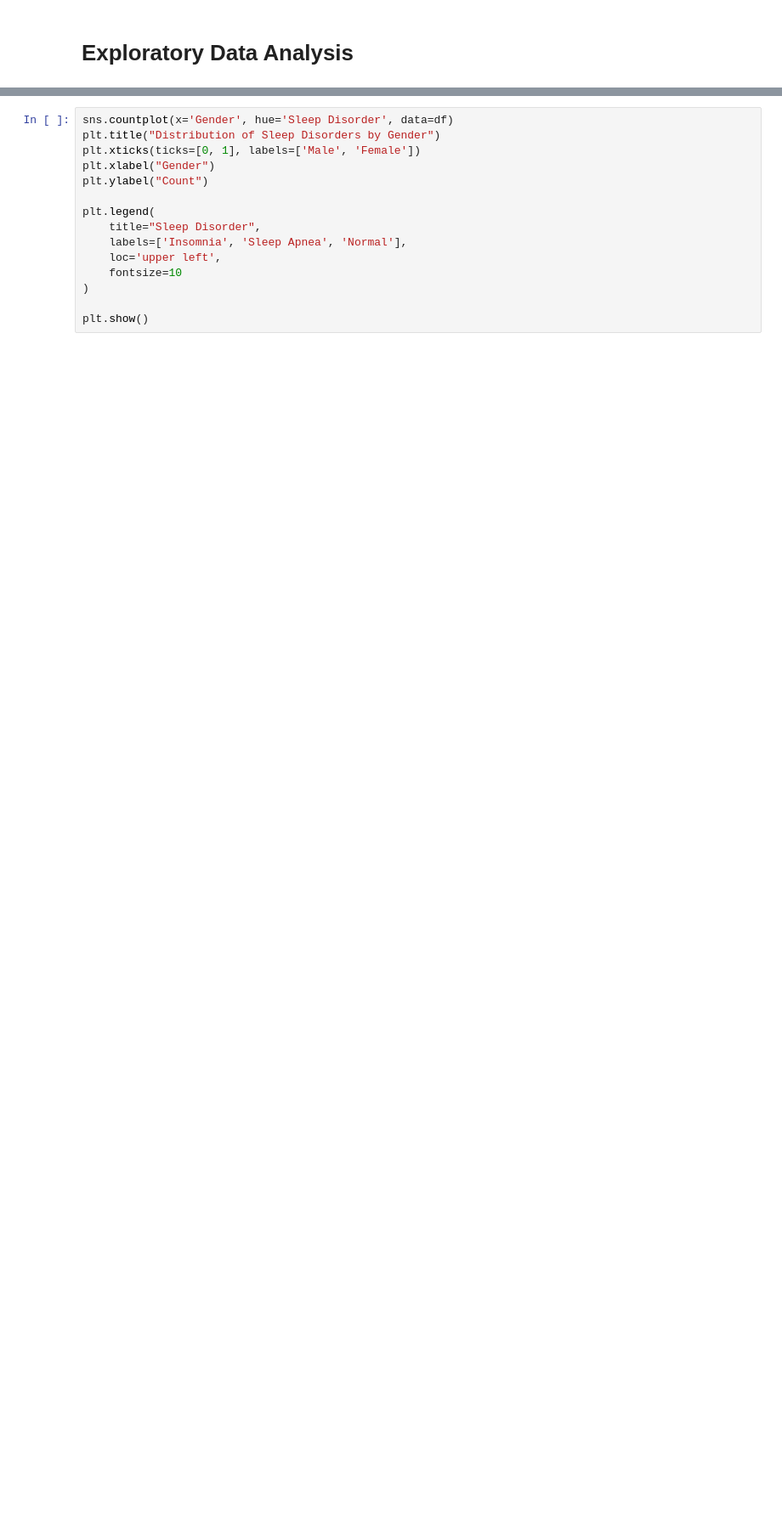
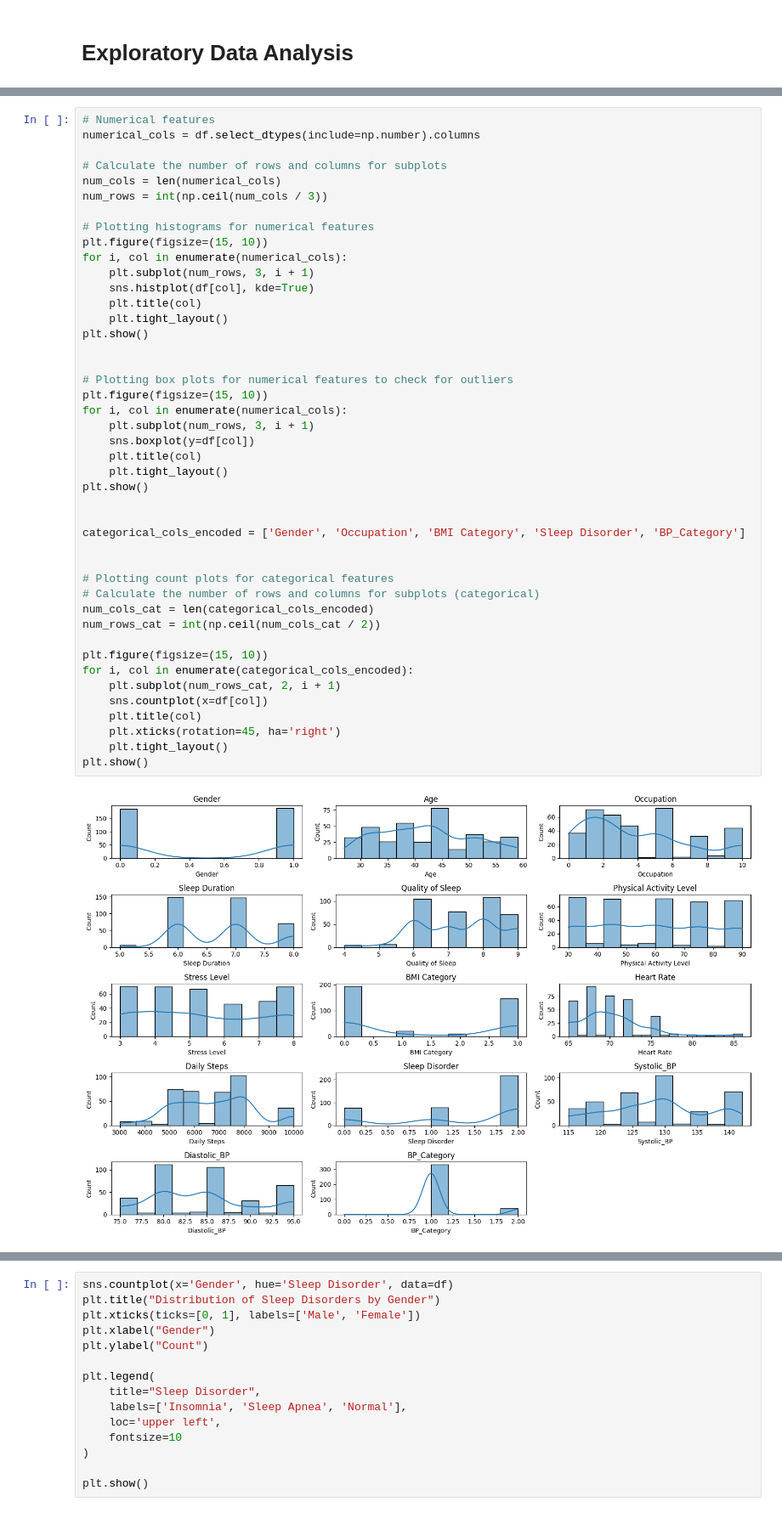
Before and after one commit to nlevin6/DS3000-Final_Report, a Jupyter notebook: ds3000_group_27.ipynb, the cells around one changed output, grey strips where cells are left out. Shown at 85% size. Saved outputs shown, nothing was run; the diff lists cells and outputs as text; blank space fills up the shorter version.

```diff
--- a/ds3000_group_27.ipynb
+++ b/ds3000_group_27.ipynb
@@ -93,0 +149,46 @@ DataFrame after encoding:
+# %%
+# Numerical features
+numerical_cols = df.select_dtypes(include=np.number).columns
+
+# Calculate the number of rows and columns for subplots
+num_cols = len(numerical_cols)
+num_rows = int(np.ceil(num_cols / 3))
+
+# Plotting histograms for numerical features
+plt.figure(figsize=(15, 10))
+for i, col in enumerate(numerical_cols):
+    plt.subplot(num_rows, 3, i + 1)
+    sns.histplot(df[col], kde=True)
+    plt.title(col)
+    plt.tight_layout()
+plt.show()
+
+
+# Plotting box plots for numerical features to check for outliers
+plt.figure(figsize=(15, 10))
+for i, col in enumerate(numerical_cols):
+    plt.subplot(num_rows, 3, i + 1)
+    sns.boxplot(y=df[col])
+    plt.title(col)
+    plt.tight_layout()
+plt.show()
+
+
+categorical_cols_encoded = ['Gender', 'Occupation', 'BMI Category', 'Sleep Disorder', 'BP_Category']
+
+
+# Plotting count plots for categorical features
+# Calculate the number of rows and columns for subplots (categorical)
+num_cols_cat = len(categorical_cols_encoded)
+num_rows_cat = int(np.ceil(num_cols_cat / 2))
+
+plt.figure(figsize=(15, 10))
+for i, col in enumerate(categorical_cols_encoded):
+    plt.subplot(num_rows_cat, 2, i + 1)
+    sns.countplot(x=df[col])
+    plt.title(col)
+    plt.xticks(rotation=45, ha='right')
+    plt.tight_layout()
+plt.show()
+# %% [output]
+[figure, added]
```
Also changed, not shown: parts of 39 cells of this notebook.
